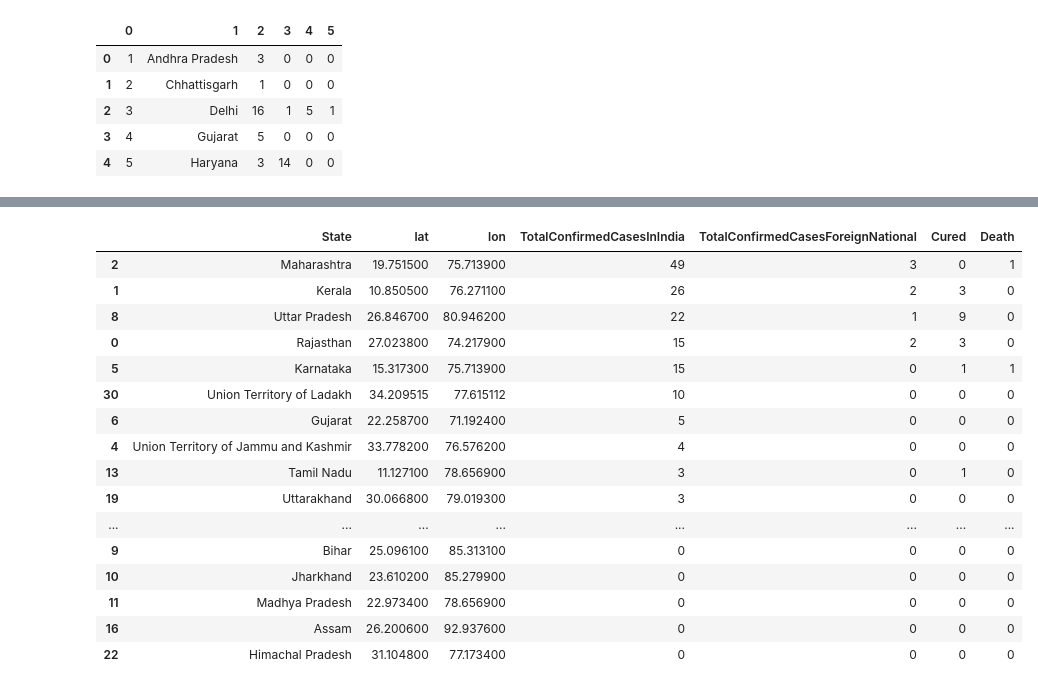
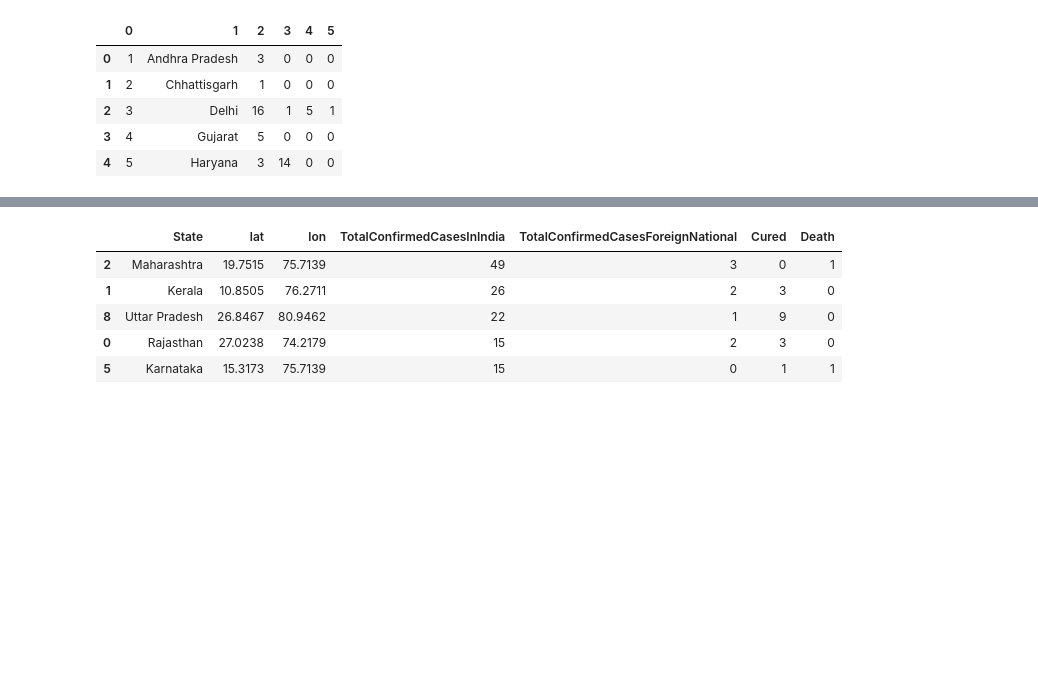
Before and after one commit to aniruddhakal/India-Covid-19-RestAPI, a Jupyter notebook: Notebooks/Plotting Data on Map.ipynb, the cells around one changed output, grey strips where cells are left out. Drawn from its saved outputs; the diff is of its cells as text; code cells hidden in the pictures; blank space fills up the shorter version.

```diff
--- a/Notebooks/Plotting Data on Map.ipynb
+++ b/Notebooks/Plotting Data on Map.ipynb
@@ -40,41 +29,30 @@ indian_states_df
 # %%
 def read_state_info(row):
     state = row['State']
     target_row = response_df[response_df[1] == state]
     if not target_row.empty:
         row['TotalConfirmedCasesInIndia'] = int(target_row[2].values[0])
         row['TotalConfirmedCasesForeignNational'] = int(target_row[3].values[0])
         row['Cured'] = int(target_row[4].values[0])
         row['Death'] = int(target_row[5].values[0])
     else:
         row['TotalConfirmedCasesInIndia'] = 0
         row['TotalConfirmedCasesForeignNational'] = 0
         row['Cured'] = 0
         row['Death'] = 0
 
     return row
 
 indian_states_corona_df = indian_states_df.apply(lambda x: read_state_info(x), axis=1)
 indian_states_corona_df = indian_states_corona_df.sort_values('TotalConfirmedCasesInIndia', ascending=False)
-indian_states_corona_df
+indian_states_corona_df.head()
 # %% [output]
 |  | State | lat | lon | TotalConfirmedCasesInIndia | TotalConfirmedCasesForeignNational | Cured | Death |
-| 2 | Maharashtra | 19.751500 | 75.713900 | 49 | 3 | 0 | 1 |
-| 1 | Kerala | 10.850500 | 76.271100 | 26 | 2 | 3 | 0 |
-| 8 | Uttar Pradesh | 26.846700 | 80.946200 | 22 | 1 | 9 | 0 |
-| 0 | Rajasthan | 27.023800 | 74.217900 | 15 | 2 | 3 | 0 |
-| 5 | Karnataka | 15.317300 | 75.713900 | 15 | 0 | 1 | 1 |
-| 30 | Union Territory of Ladakh | 34.209515 | 77.615112 | 10 | 0 | 0 | 0 |
-| 6 | Gujarat | 22.258700 | 71.192400 | 5 | 0 | 0 | 0 |
-| 4 | Union Territory of Jammu and Kashmir | 33.778200 | 76.576200 | 4 | 0 | 0 | 0 |
-| 13 | Tamil Nadu | 11.127100 | 78.656900 | 3 | 0 | 1 | 0 |
-| 19 | Uttarakhand | 30.066800 | 79.019300 | 3 | 0 | 0 | 0 |
-| ... | ... | ... | ... | ... | ... | ... | ... |
-| 9 | Bihar | 25.096100 | 85.313100 | 0 | 0 | 0 | 0 |
-| 10 | Jharkhand | 23.610200 | 85.279900 | 0 | 0 | 0 | 0 |
-| 11 | Madhya Pradesh | 22.973400 | 78.656900 | 0 | 0 | 0 | 0 |
-| 16 | Assam | 26.200600 | 92.937600 | 0 | 0 | 0 | 0 |
-| 22 | Himachal Pradesh | 31.104800 | 77.173400 | 0 | 0 | 0 | 0 |
+| 2 | Maharashtra | 19.7515 | 75.7139 | 49 | 3 | 0 | 1 |
+| 1 | Kerala | 10.8505 | 76.2711 | 26 | 2 | 3 | 0 |
+| 8 | Uttar Pradesh | 26.8467 | 80.9462 | 22 | 1 | 9 | 0 |
+| 0 | Rajasthan | 27.0238 | 74.2179 | 15 | 2 | 3 | 0 |
+| 5 | Karnataka | 15.3173 | 75.7139 | 15 | 0 | 1 | 1 |
 # %%
 import pandas as pd
 
```
Also changed, not shown: parts of 2 cells of this notebook.
